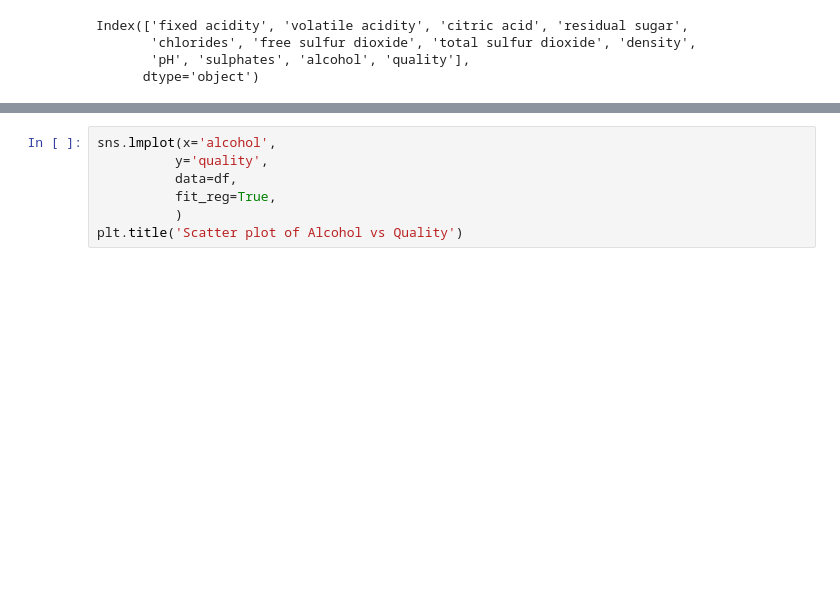
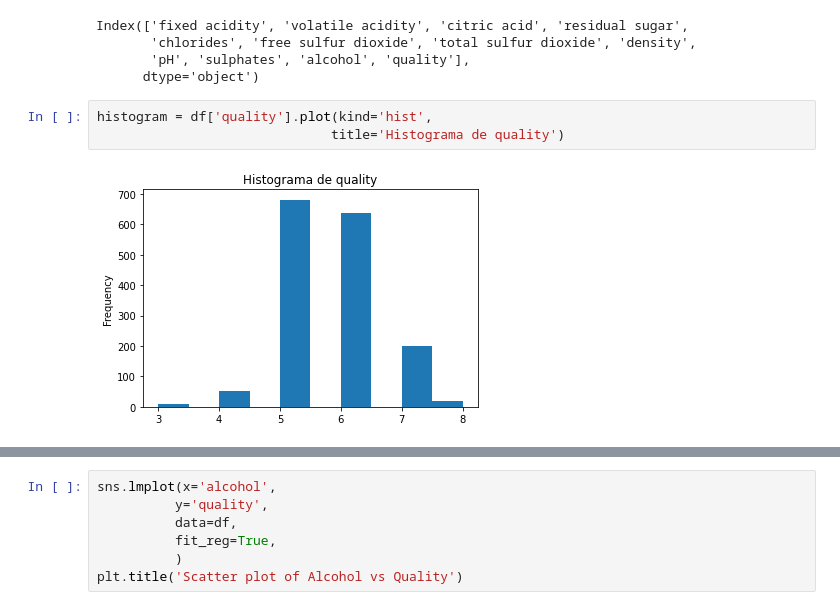
Before and after one commit to alejandracolunga/AV.A01282311, a Jupyter notebook: SITUACIÓN PROBLEMA VINOS.ipynb, the cells around one changed output, grey strips where cells are left out. Cells and saved outputs as stored; diff of their text form; blank space fills up the shorter version.

```diff
--- a/SITUACIÓN PROBLEMA VINOS.ipynb
+++ b/SITUACIÓN PROBLEMA VINOS.ipynb
@@ -91,3 +81,8 @@ Index(['fixed acidity', 'volatile acidity', 'citric acid', 'residual sugar',
        'chlorides', 'free sulfur dioxide', 'total sulfur dioxide', 'density',
        'pH', 'sulphates', 'alcohol', 'quality'],
       dtype='object')
+# %%
+histogram = df['quality'].plot(kind='hist',
+                              title='Histograma de quality')
+# %% [output]
+[figure, added]
```
Also changed, not shown: parts of 15 cells of this notebook.
